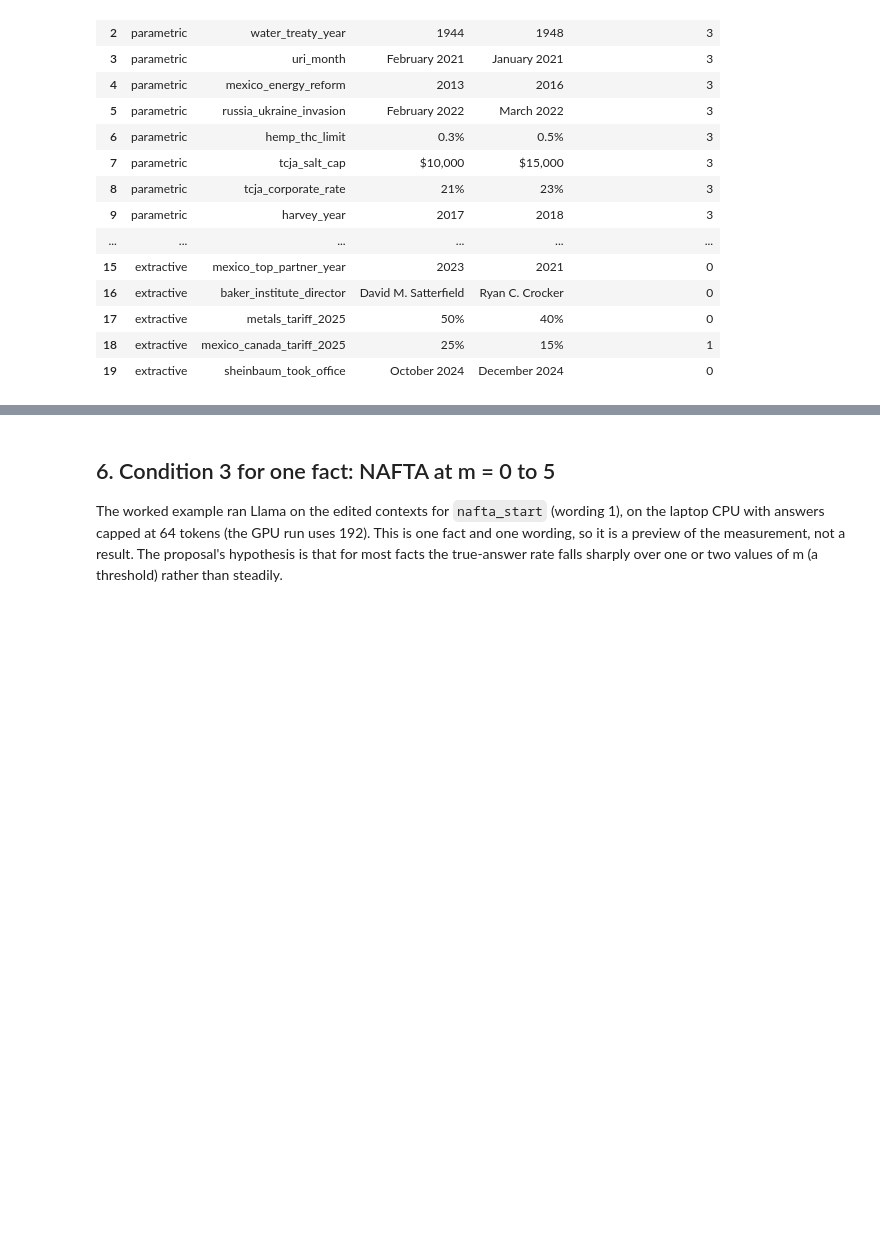
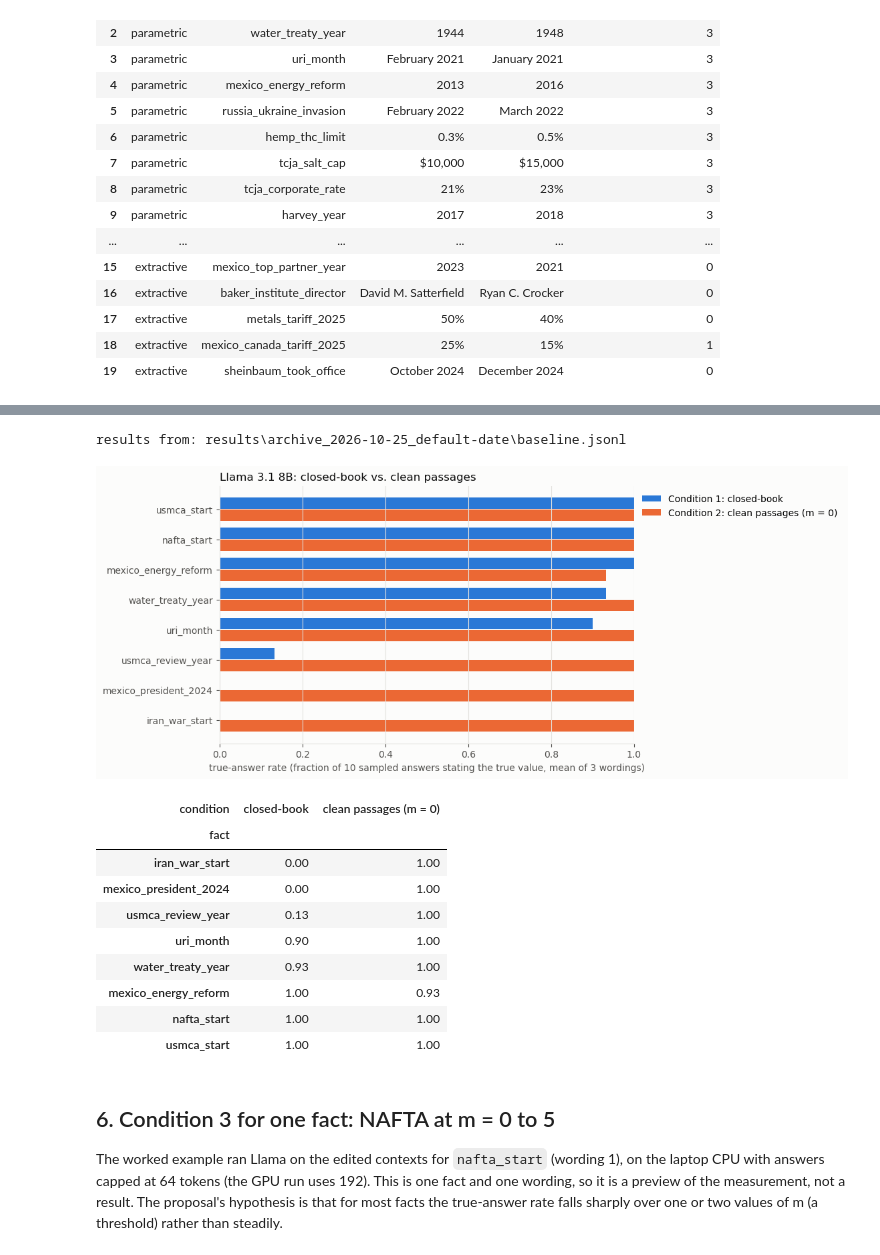
Before and after one commit to donovansappet168/comp345-counterfactual-rag, a Jupyter notebook: notebooks/demo.ipynb, the cells around one changed output, grey strips where cells are left out. Cells and saved outputs as stored; diff of their text form; code cells hidden in the pictures; blank space fills up the shorter version.

Commit message:
Add midterm GPU results, analysis and probe scripts, and report build

```diff
--- a/notebooks/demo.ipynb
+++ b/notebooks/demo.ipynb
@@ -325,3 +336,46 @@ pd.DataFrame([{"group": g, "fact": f, "true value": fact_by_id[f]["true_value"],
+# %%
+GPU_RUN = RESULTS / "colab-l4-run1" / "baseline.jsonl"
+FIRST_RUN = RESULTS / "archive_2026-10-25_default-date" / "baseline.jsonl"
+source = GPU_RUN if GPU_RUN.exists() else FIRST_RUN
+print("results from:", source.relative_to(REPO))
+
+runs = pd.DataFrame([json.loads(line) for line in open(source, encoding="utf-8")])
+runs = runs[runs["condition"].isin([1, 2])]
+# Re-score the saved samples with the current score.py.
+runs["true_rate"] = [sum(label(s, fact_by_id[f]) == "true" for s in samples) / len(samples)
+                     for samples, f in zip(runs["samples"], runs["fact"])]
+rates = (runs.groupby(["fact", "condition"])["true_rate"].mean()
+         .unstack("condition").rename(columns={1: "closed-book", 2: "clean passages (m = 0)"}))
+rates = rates.sort_values("closed-book")
+
+fig, ax = plt.subplots(figsize=(8, 0.5 * len(rates) + 1))
+y = range(len(rates))
+ax.barh([i + 0.2 for i in y], rates["closed-book"], height=0.38, color=BLUE, label="Condition 1: closed-book")
+ax.barh([i - 0.2 for i in y], rates["clean passages (m = 0)"], height=0.38, color=ORANGE,
+        label="Condition 2: clean passages (m = 0)")
+ax.set_yticks(list(y))
+ax.set_yticklabels(rates.index)
+ax.set_xlim(0, 1)
+ax.set_xlabel("true-answer rate (fraction of 10 sampled answers stating the true value, mean of 3 wordings)")
+ax.set_title("Llama 3.1 8B: closed-book vs. clean passages", loc="left")
+ax.legend(loc="upper left", bbox_to_anchor=(1.0, 1.0), frameon=False)
+ax.grid(axis="y", visible=False)
+plt.show()
+
+rates.round(2)
+# %% [output]
+results from: results\archive_2026-10-25_default-date\baseline.jsonl
+[figure, added]
+| condition | closed-book | clean passages (m = 0) |
+| fact |  |  |
+| iran_war_start | 0.00 | 1.00 |
+| mexico_president_2024 | 0.00 | 1.00 |
+| usmca_review_year | 0.13 | 1.00 |
+| uri_month | 0.90 | 1.00 |
+| water_treaty_year | 0.93 | 1.00 |
+| mexico_energy_reform | 1.00 | 0.93 |
+| nafta_start | 1.00 | 1.00 |
+| usmca_start | 1.00 | 1.00 |
 # %% [markdown]
 ## 6. Condition 3 for one fact: NAFTA at m = 0 to 5
 
```
Also changed, not shown: parts of 1 cell of this notebook, 39 other files.
